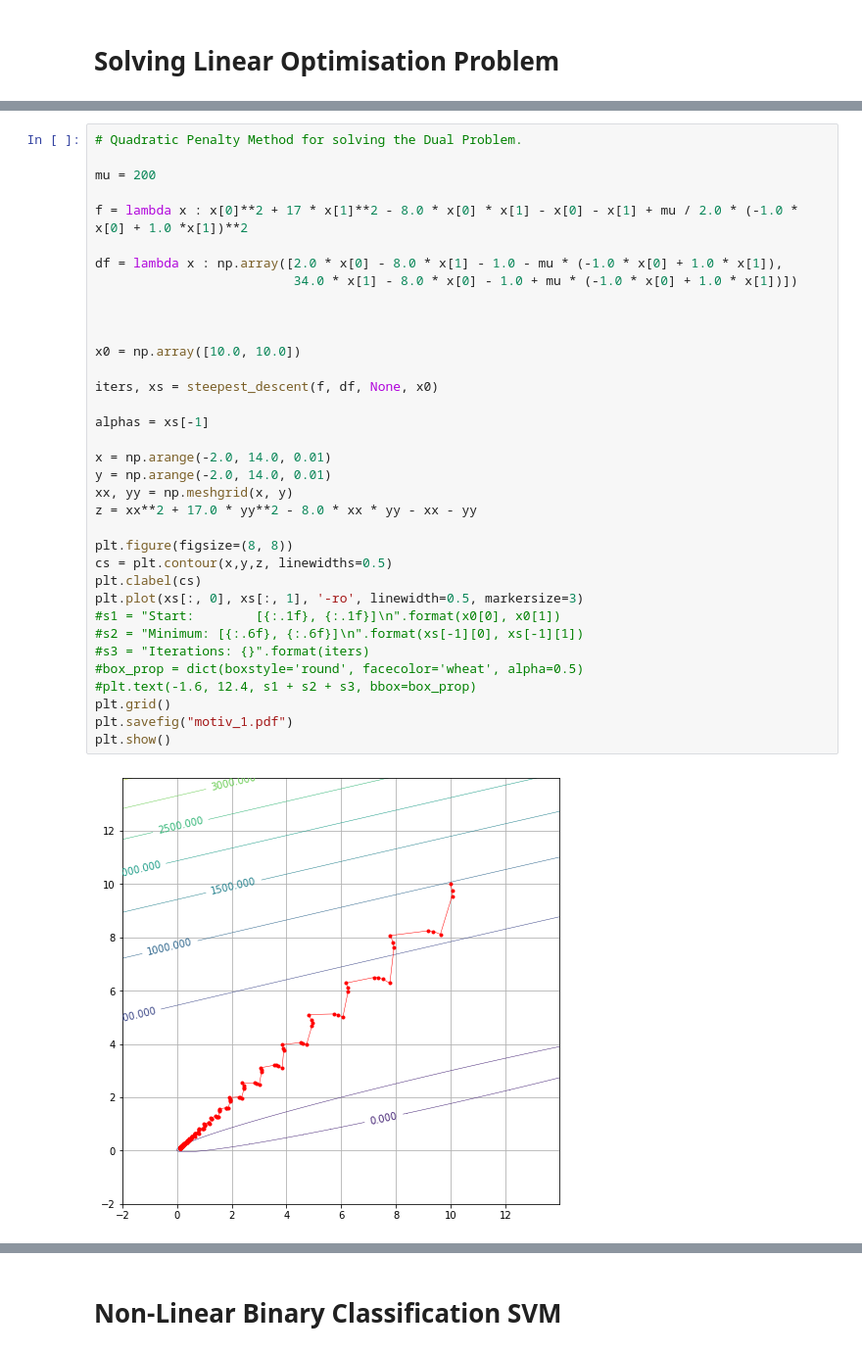
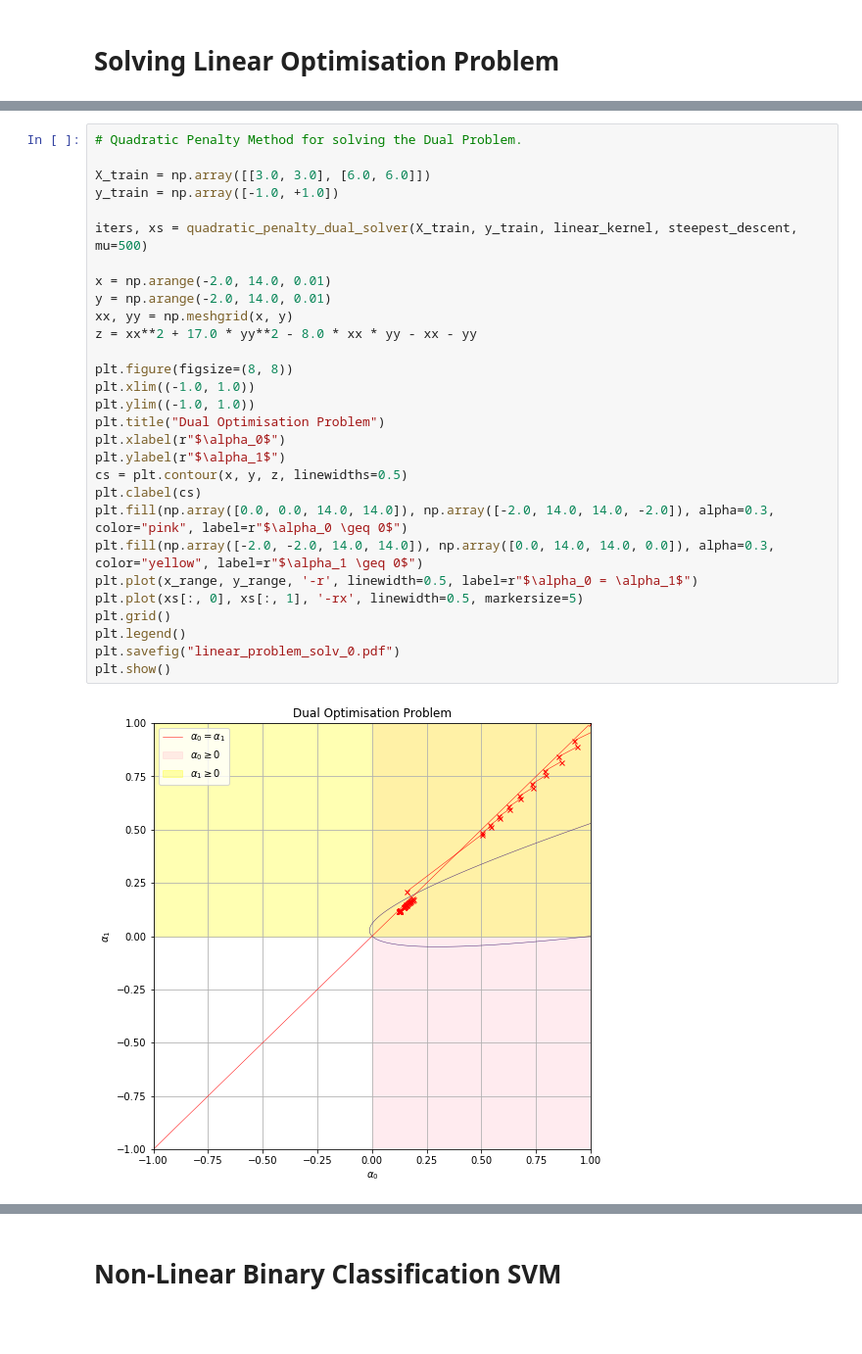
Before and after one commit to johnduffymsc/msc_comp0120project, a Jupyter notebook: COMP0120_Project_Code_John_Duffy.ipynb, the cells around one changed output, grey strips where cells are left out. Shown at 98% size. Drawn from its saved outputs; the diff is of its cells as text; blank space fills up the shorter version.

```diff
--- a/COMP0120_Project_Code_John_Duffy.ipynb
+++ b/COMP0120_Project_Code_John_Duffy.ipynb
@@ -842,37 +777,31 @@ plt.show()
-# %%
-# Quadratic Penalty Method for solving the Dual Problem.
-
-mu = 200
-
-f = lambda x : x[0]**2 + 17 * x[1]**2 - 8.0 * x[0] * x[1] - x[0] - x[1] + mu / 2.0 * (-1.0 * x[0] + 1.0 *x[1])**2
-
-df = lambda x : np.array([2.0 * x[0] - 8.0 * x[1] - 1.0 - mu * (-1.0 * x[0] + 1.0 * x[1]),
-                          34.0 * x[1] - 8.0 * x[0] - 1.0 + mu * (-1.0 * x[0] + 1.0 * x[1])])
-
-
-
-x0 = np.array([10.0, 10.0])
-
-iters, xs = steepest_descent(f, df, None, x0)
-
-alphas = xs[-1]
-
-x = np.arange(-2.0, 14.0, 0.01)
-y = np.arange(-2.0, 14.0, 0.01)
-xx, yy = np.meshgrid(x, y)
-z = xx**2 + 17.0 * yy**2 - 8.0 * xx * yy - xx - yy
-
-plt.figure(figsize=(8, 8))
-cs = plt.contour(x,y,z, linewidths=0.5)
-plt.clabel(cs)
-plt.plot(xs[:, 0], xs[:, 1], '-ro', linewidth=0.5, markersize=3)
-#s1 = "Start:        [{:.1f}, {:.1f}]\n".format(x0[0], x0[1])
-#s2 = "Minimum: [{:.6f}, {:.6f}]\n".format(xs[-1][0], xs[-1][1])
-#s3 = "Iterations: {}".format(iters)
-#box_prop = dict(boxstyle='round', facecolor='wheat', alpha=0.5)
-#plt.text(-1.6, 12.4, s1 + s2 + s3, bbox=box_prop)
-plt.grid()
-plt.savefig("motiv_1.pdf")
-plt.show()
-# %% [output]
-[figure, removed]
+# %%
+# Quadratic Penalty Method for solving the Dual Problem.
+
+X_train = np.array([[3.0, 3.0], [6.0, 6.0]])
+y_train = np.array([-1.0, +1.0])
+
+iters, xs = quadratic_penalty_dual_solver(X_train, y_train, linear_kernel, steepest_descent, mu=500)
+
+x = np.arange(-2.0, 14.0, 0.01)
+y = np.arange(-2.0, 14.0, 0.01)
+xx, yy = np.meshgrid(x, y)
+z = xx**2 + 17.0 * yy**2 - 8.0 * xx * yy - xx - yy
+
+plt.figure(figsize=(8, 8))
+plt.xlim((-1.0, 1.0))
+plt.ylim((-1.0, 1.0))
+plt.title("Dual Optimisation Problem")
+plt.xlabel(r"$\alpha_0$")
+plt.ylabel(r"$\alpha_1$")
+cs = plt.contour(x, y, z, linewidths=0.5)
+plt.clabel(cs)
+plt.fill(np.array([0.0, 0.0, 14.0, 14.0]), np.array([-2.0, 14.0, 14.0, -2.0]), alpha=0.3, color="pink", label=r"$\alpha_0 \geq 0$")
+plt.fill(np.array([-2.0, -2.0, 14.0, 14.0]), np.array([0.0, 14.0, 14.0, 0.0]), alpha=0.3, color="yellow", label=r"$\alpha_1 \geq 0$")
+plt.plot(x_range, y_range, '-r', linewidth=0.5, label=r"$\alpha_0 = \alpha_1$")
+plt.plot(xs[:, 0], xs[:, 1], '-rx', linewidth=0.5, markersize=5)
+plt.grid()
+plt.legend()
+plt.savefig("linear_problem_solv_0.pdf")
+plt.show()
+# %% [output]
+[figure, added]
```
Also changed, not shown: parts of 14 cells of this notebook, 1 other file.
